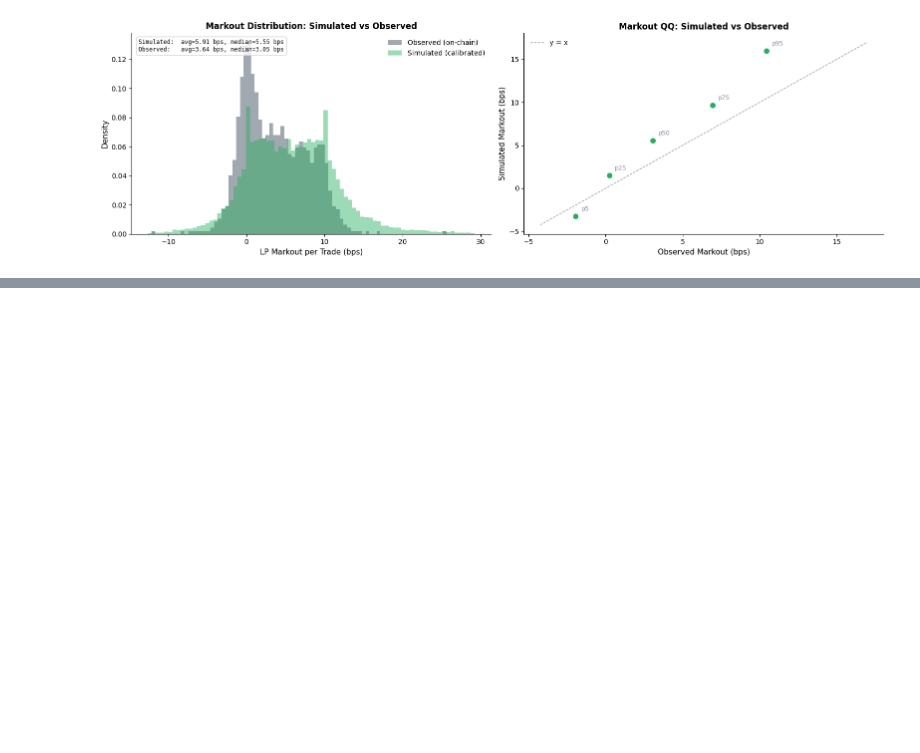
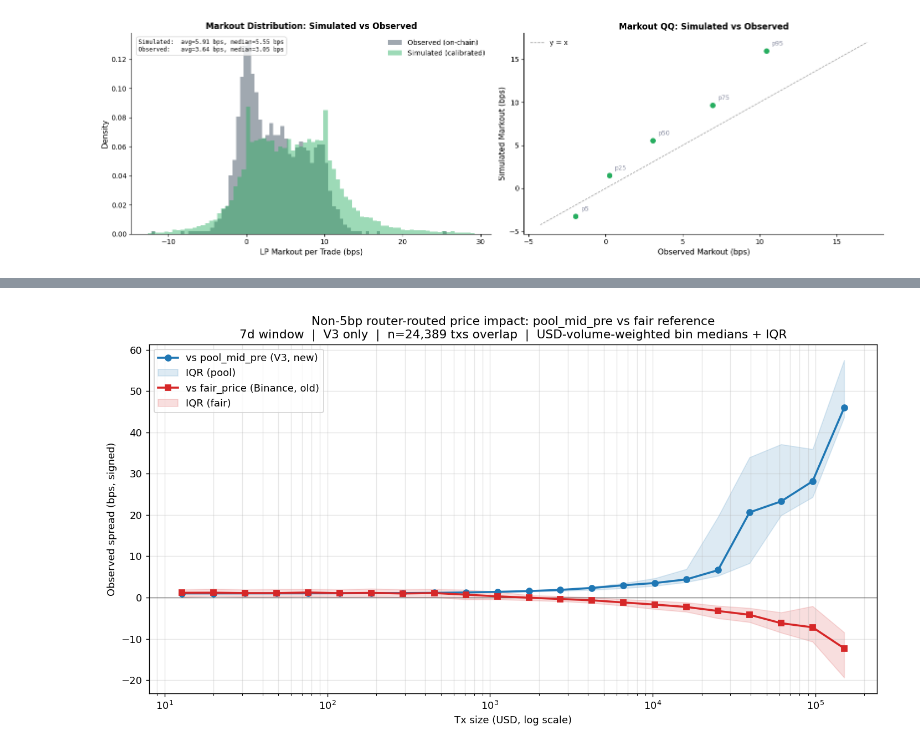
Before and after one commit to wanxinwanxin/amm-gym, a Jupyter notebook: presentation/calibration_three_targets.ipynb, the cells around one changed output, grey strips where cells are left out. Drawn from its saved outputs; the diff is of its cells as text; code cells hidden in the pictures; blank space fills up the shorter version.

```diff
--- a/presentation/calibration_three_targets.ipynb
+++ b/presentation/calibration_three_targets.ipynb
@@ -33,6 +35,9 @@ from calibration_helpers import (
     run_calibrated_markout,
 )
 %matplotlib inline
+from pathlib import Path
+REPO = Path(_nb_dir).parent
+REPO_PLOTS_DIR = REPO / 'plots'
 # %% [markdown]
 ---
 ## Section 2: The three targets
@@ -133,0 +172,5 @@ Aggregate retail-only LP markout on submission pool = +55.49 bps  (the calibrati
+# %%
+from IPython.display import Image, display
+display(Image(filename=str(REPO_PLOTS_DIR / 'impact_curve_pool_vs_fair.png')))
+# %% [output]
+[figure, added]
```
Also changed, not shown: parts of 11 cells of this notebook.
